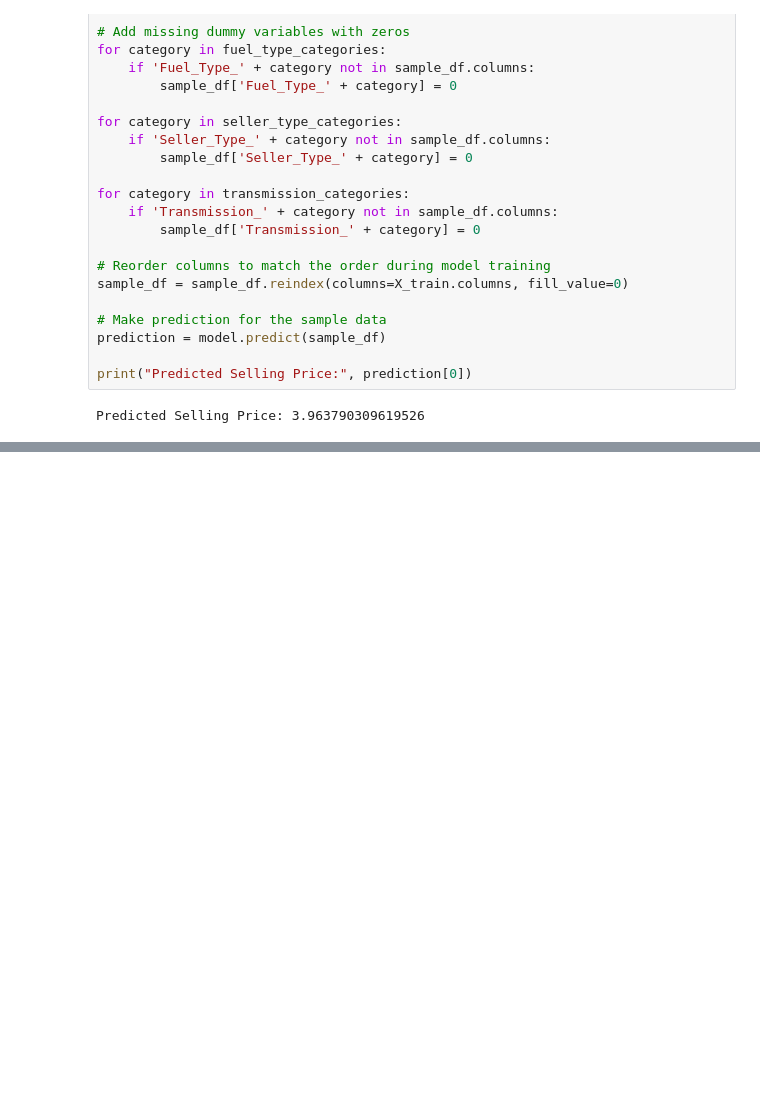
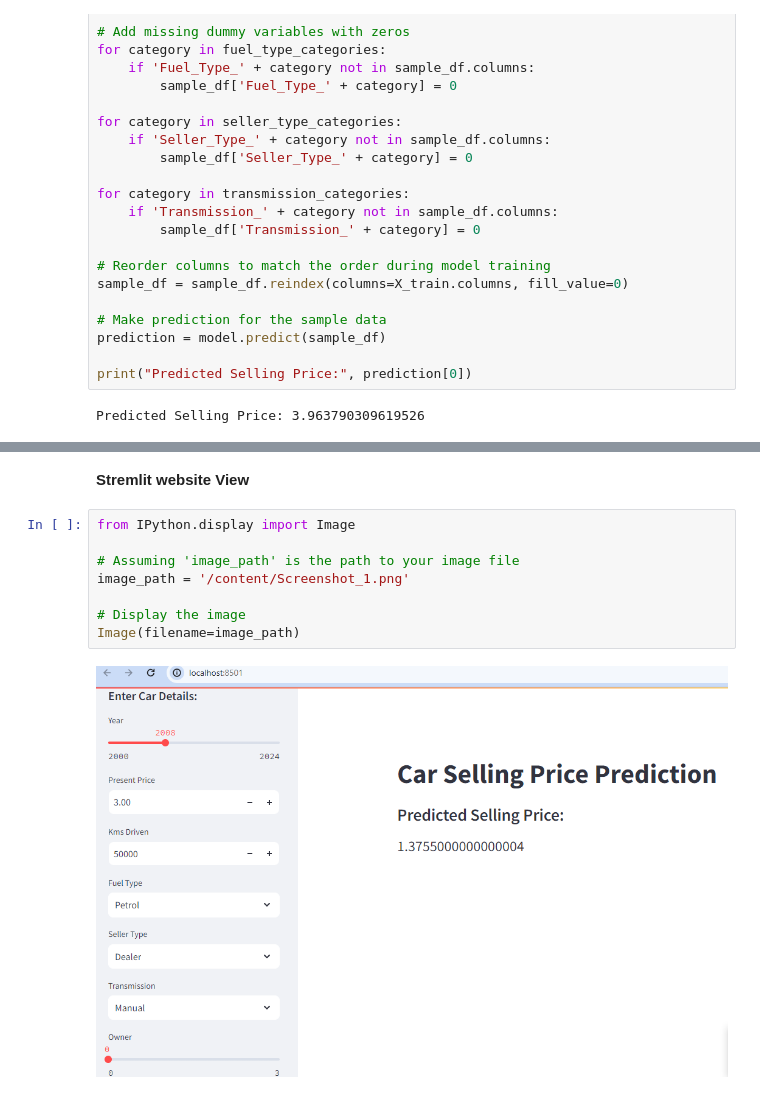
Before and after one commit to Hubertmeteor/car_price_analysis, a Jupyter notebook: car_price_prediction.ipynb, the cells around one changed output, grey strips where cells are left out. Drawn from its saved outputs; the diff is of its cells as text; blank space fills up the shorter version.

```diff
--- a/car_price_prediction.ipynb
+++ b/car_price_prediction.ipynb
@@ -383,0 +420,12 @@ st.write(predicted_price)
+# %% [markdown]
+**Stremlit website View**
+# %%
+from IPython.display import Image
+
+# Assuming 'image_path' is the path to your image file
+image_path = '/content/Screenshot_1.png'
+
+# Display the image
+Image(filename=image_path)
+# %% [output]
+[figure, added]
```
Also changed, not shown: parts of 13 cells of this notebook.
